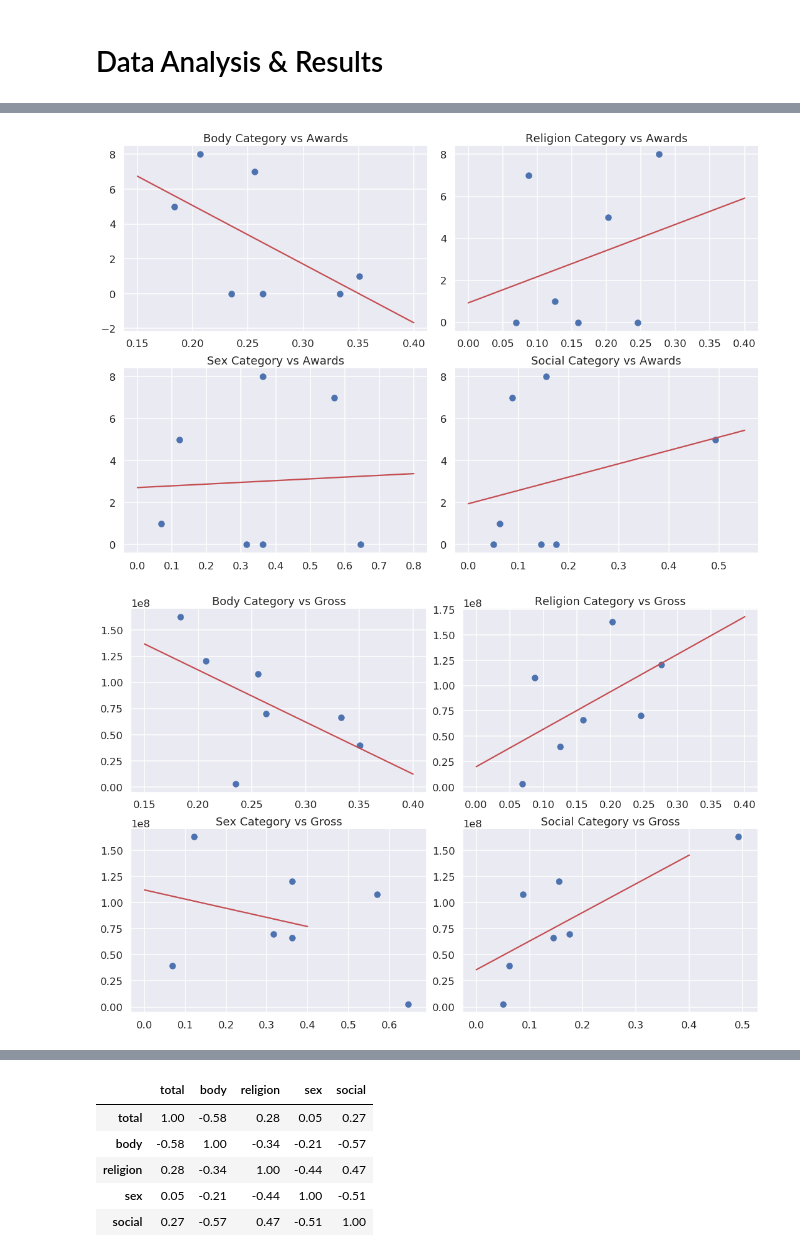
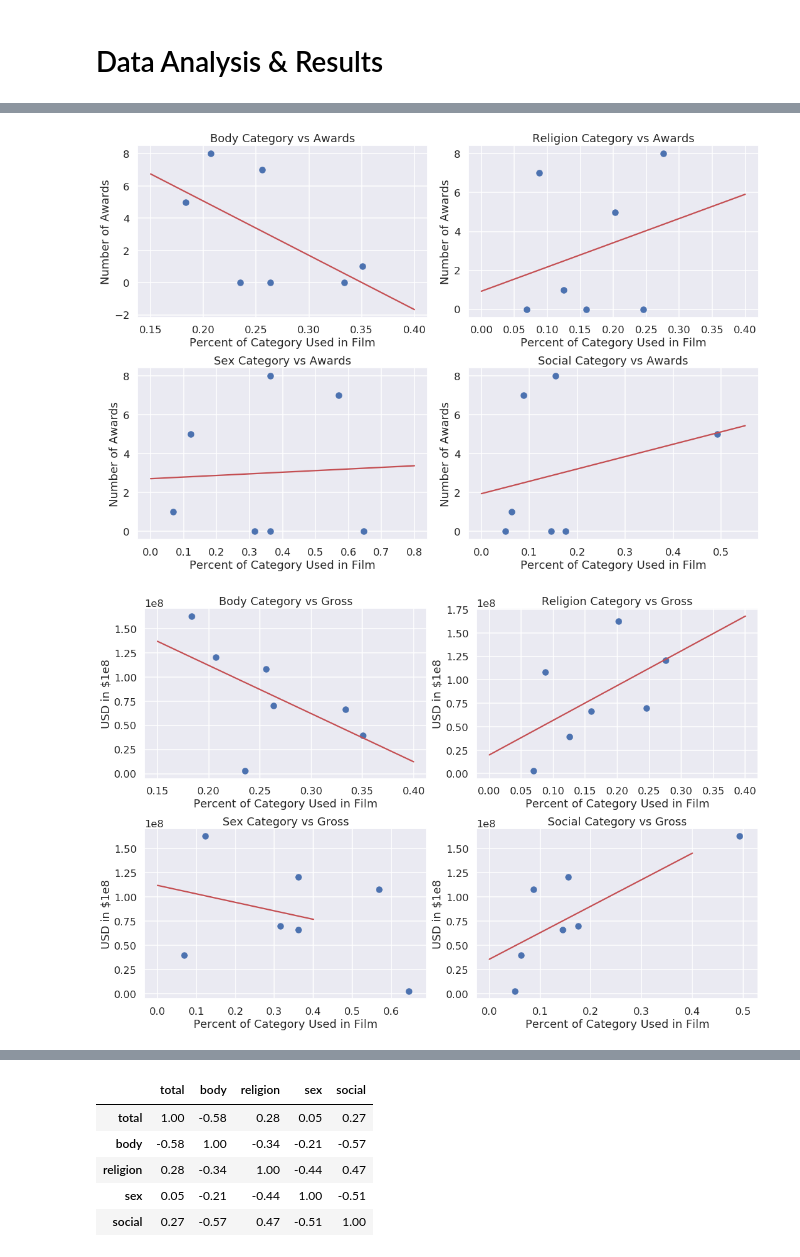
Before and after one commit to janinehou/COGS-108-Final-Project, a Jupyter notebook: FinalProject.ipynb, the cells around one changed output, grey strips where cells are left out. Cells and saved outputs as stored; diff of their text form; code cells hidden in the pictures.

```diff
--- a/FinalProject.ipynb
+++ b/FinalProject.ipynb
@@ -351,25 +361,28 @@ flat5 = np.array([gross_mean,gross_mean,gross_mean,gross_mean,gross_mean,gross_m
 arr[0].plot(imdb['movie_title'], flat5, 'r--', color='blue')
 flat6 = np.array([budget_mean,budget_mean,budget_mean,budget_mean,budget_mean,budget_mean,budget_mean])
 arr[0].plot(imdb['movie_title'], flat6, 'r--', color='orange')
+arr[0].set_ylabel('USD in $1e8')
 
 #IMDB score
 imdb_success = pd.DataFrame(imdb) #to get right title on graph
 imdb_success['Ratings Success'] = imdb['movie_title'] #to get right title on graph
-imdb_success.plot.bar(x='Ratings Success', y='imdb_score', ax=arr[1])
+imdb_success.plot.bar(x='Ratings Success', y='imdb_score', ax=arr[1], legend=False)
 score_mean = imdb['imdb_score'].mean()
 flat7 = np.array([score_mean,score_mean,score_mean,score_mean,score_mean,score_mean,score_mean])
 arr[1].plot(imdb['movie_title'], flat7, 'r--', color='red')
+arr[1].set_ylabel('IMDB Score out of 10')
 
 #Awards
-award_df = pd.DataFrame(movie_list, columns=['movie'])
+award_df = pd.DataFrame(movie_list, columns=['Awards Won'])
 award_df['total'] = ''
 award_df['won'] = ''
 award_df['nominated'] = ''
 for i in movie_list:
     allAwards = (awards['Film'] == i).sum()
     won = ((awards['Film'] == i) & (awards['Winner'] == 1.0)).sum()
-    award_df.loc[(award_df['movie'] == i), 'total'] =  allAwards
-    award_df.loc[(award_df['movie'] == i), 'won'] =  won
-    award_df.loc[(award_df['movie'] == i), 'nominated'] = (allAwards - won)
-award_df.plot.bar('movie',['won','nominated'],stacked=True, ax=arr[2]);
+    award_df.loc[(award_df['Awards Won'] == i), 'total'] =  allAwards
+    award_df.loc[(award_df['Awards Won'] == i), 'won'] =  won
+    award_df.loc[(award_df['Awards Won'] == i), 'nominated'] = (allAwards - won)
+award_df.plot.bar('Awards Won',['won','nominated'],stacked=True, ax=arr[2]);
+arr[2].set_ylabel('Number of Awards')
 # %% [output]
@@ -446,7 +460,8 @@ xs = np.linspace(0.15, 0.4, 100)
 ys = a1*xs +b1
 arr[0][0].plot(xs, ys, color='r', label=a1)
 arr[0][0].title.set_text("Body Category vs Awards")
-
+arr[0][0].set_ylabel('Number of Awards')
+arr[0][0].set_xlabel('Percent of Category Used in Film')
 
 arr[0][1].scatter(x_religion, award_df['total'])
 a2, b2 = np.polyfit(x_religion, award_df['total'], 1)
@@ -454,6 +469,8 @@ xs = np.linspace(0.0, 0.4, 100)
 ys = a2*xs +b2
 arr[0][1].plot(xs, ys, color='r')
 arr[0][1].title.set_text("Religion Category vs Awards")
+arr[0][1].set_ylabel('Number of Awards')
+arr[0][1].set_xlabel('Percent of Category Used in Film')
 
 arr[1][0].scatter(x_sex, award_df['total'])
 a3, b3 = np.polyfit(x_sex, award_df['total'], 1)
@@ -461,6 +478,8 @@ xs = np.linspace(0.0, 0.8, 100)
 ys = a3*xs +b3
 arr[1][0].plot(xs, ys, color='r')
 arr[1][0].title.set_text("Sex Category vs Awards")
+arr[1][0].set_ylabel('Number of Awards')
+arr[1][0].set_xlabel('Percent of Category Used in Film')
 
 arr[1][1].scatter(x_social, award_df['total'])
 a4, b4 = np.polyfit(x_social, award_df['total'], 1)
@@ -468,6 +487,8 @@ xs = np.linspace(0.0, 0.55, 100)
 ys = a4*xs +b4
 arr[1][1].plot(xs, ys, color='r')
 arr[1][1].title.set_text("Social Category vs Awards")
+arr[1][1].set_ylabel('Number of Awards')
+arr[1][1].set_xlabel('Percent of Category Used in Film')
 
 fig.tight_layout()
 
@@ -479,6 +500,8 @@ xs = np.linspace(0.15, 0.4, 100)
 ys = c1*xs +d1
 arr[0][0].plot(xs, ys, color='r')
 arr[0][0].title.set_text("Body Category vs Gross")
+arr[0][0].set_ylabel('USD in $1e8')
+arr[0][0].set_xlabel('Percent of Category Used in Film')
 
 arr[0][1].scatter(imdb['religion'], imdb['gross'])
 c2, d2 = np.polyfit(imdb['religion'], imdb['gross'], 1)
@@ -486,6 +509,8 @@ xs = np.linspace(0.0, 0.4, 100)
 ys = c2*xs +d2
 arr[0][1].plot(xs, ys, color='r')
 arr[0][1].title.set_text("Religion Category vs Gross")
+arr[0][1].set_ylabel('USD in $1e8')
+arr[0][1].set_xlabel('Percent of Category Used in Film')
 
 arr[1][0].scatter(imdb['sex'], imdb['gross'])
 c3, d3 = np.polyfit(imdb['sex'], imdb['gross'], 1)
@@ -493,6 +518,8 @@ xs = np.linspace(0.0, 0.4, 100)
 ys = c3*xs +d3
 arr[1][0].plot(xs, ys, color='r')
 arr[1][0].title.set_text("Sex Category vs Gross")
+arr[1][0].set_ylabel('USD in $1e8')
+arr[1][0].set_xlabel('Percent of Category Used in Film')
 
 arr[1][1].scatter(imdb['social'], imdb['gross'])
 c4, d4 = np.polyfit(imdb['social'], imdb['gross'], 1)
@@ -500,6 +527,8 @@ xs = np.linspace(0.0, 0.4, 100)
 ys = c4*xs +d4
 arr[1][1].plot(xs, ys, color='r')
 arr[1][1].title.set_text("Social Category vs Gross")
+arr[1][1].set_ylabel('USD in $1e8')
+arr[1][1].set_xlabel('Percent of Category Used in Film')
 
 fig.tight_layout()
 plt.show()
@@ -510,32 +539,40 @@ arr[0][0].scatter(imdb['body'], imdb['imdb_score'])
 e1, f1 = np.polyfit(imdb['body'], imdb['imdb_score'], 1)
 xs = np.linspace(0.15, 0.4, 100)
 ys = e1*xs +f1
 arr[0][0].plot(xs, ys, color='r')
 arr[0][0].title.set_text("Body Category vs Imdb_Score")
+arr[0][0].set_ylabel('IMDB Score out of 10')
+arr[0][0].set_xlabel('Percent of Category Used in Film')
 
 arr[0][1].scatter(imdb['religion'], imdb['imdb_score'])
 e2, f2 = np.polyfit(imdb['religion'], imdb['imdb_score'], 1)
 xs = np.linspace(0.0, 0.4, 100)
 ys = e2*xs +f2
 arr[0][1].plot(xs, ys, color='r')
 arr[0][1].title.set_text("Religion Category vs Imdb_Score")
+arr[0][1].set_ylabel('IMDB Score out of 10')
+arr[0][1].set_xlabel('Percent of Category Used in Film')
 
 arr[1][0].scatter(imdb['sex'], imdb['imdb_score'])
 e3, f3 = np.polyfit(imdb['sex'], imdb['imdb_score'], 1)
 xs = np.linspace(0.0, 0.7, 100)
 ys = e3*xs +f3
 arr[1][0].plot(xs, ys, color='r')
 arr[1][0].title.set_text("Sex Category vs Imdb_Score")
+arr[1][0].set_ylabel('IMDB Score out of 10')
+arr[1][0].set_xlabel('Percent of Category Used in Film')
 
 arr[1][1].scatter(imdb['social'], imdb['imdb_score'])
 e4, f4 = np.polyfit(imdb['social'], imdb['imdb_score'], 1)
 xs = np.linspace(0.0, 0.6, 100)
 ys = e4*xs +f4
 arr[1][1].plot(xs, ys, color='r')
 arr[1][1].title.set_text("Social Category vs Imdb_Score")
+arr[1][1].set_ylabel('IMDB Score out of 10')
+arr[1][1].set_xlabel('Percent of Category Used in Film')
 
 fig.tight_layout()
 plt.show()
 # %% [output]
-[figure, old version]
+[figure, new version]
-[figure, old version]
+[figure, new version]
```
Also changed, not shown: parts of 5 cells of this notebook.
